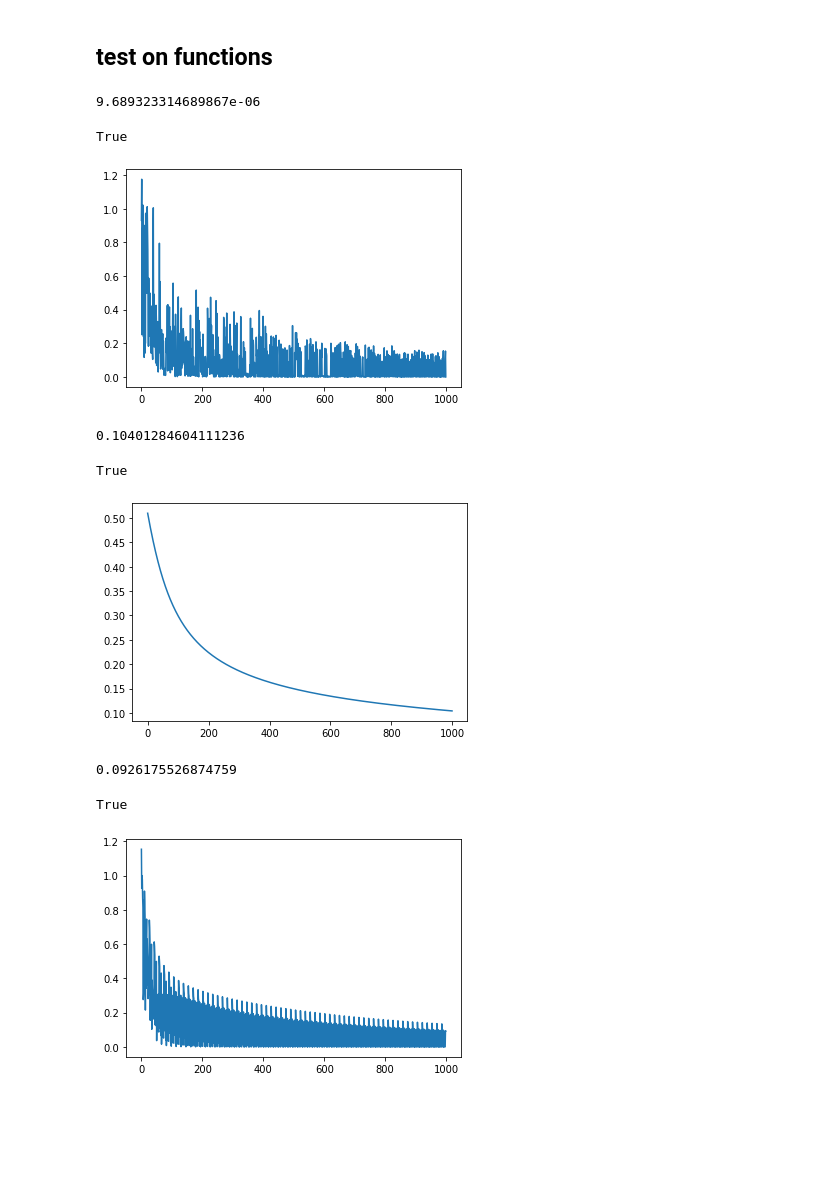
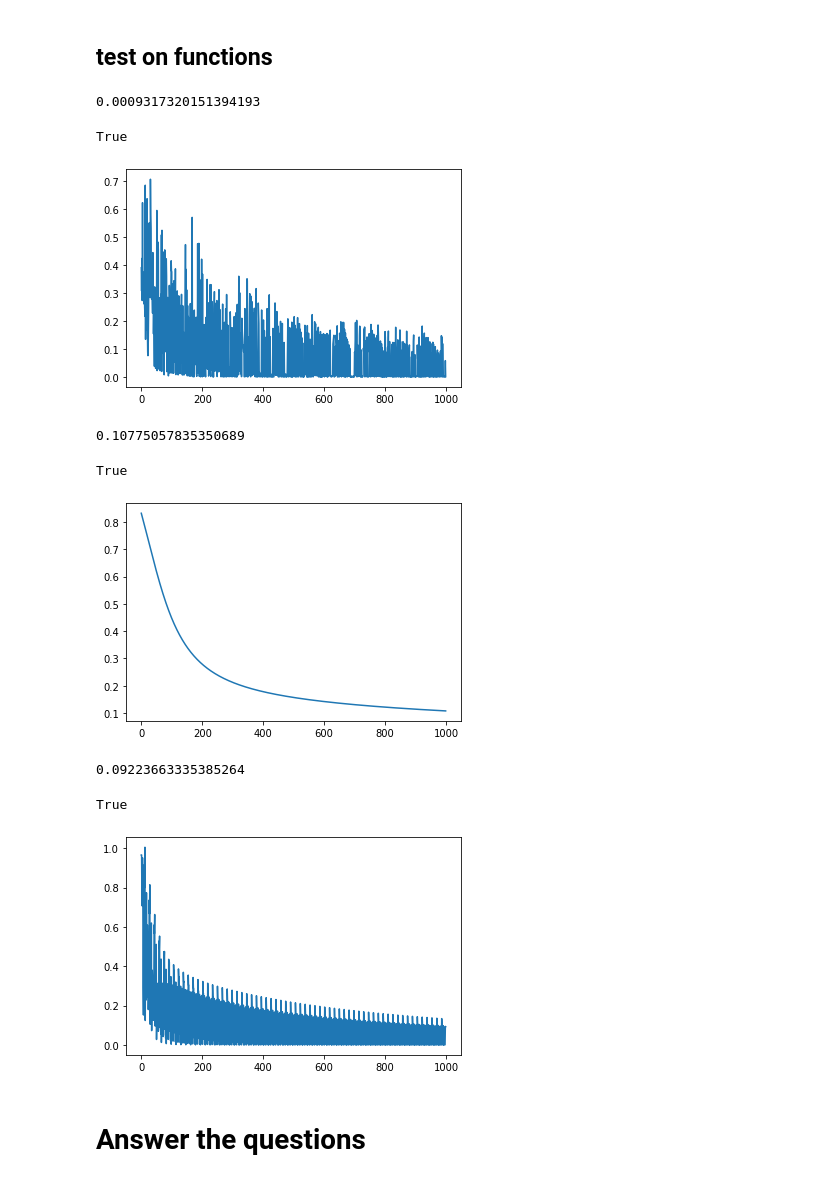
Before and after one commit to samsja/neural_net_educational_framewrok, a Jupyter notebook: linear_separability.ipynb, the cells around one changed output. Drawn from its saved outputs; the diff is of its cells as text; code cells hidden in the pictures; blank space fills up the shorter version.

```diff
--- a/linear_separability.ipynb
+++ b/linear_separability.ipynb
@@ -152,20 +153,22 @@ lr = 0.02
 # %%
 output = np.array( [1, 1, 1, 1, 1, 1, -1, -1, 1, 1, 1, 1, 1, -1, 1, -1] )
 # %%
-check_for_linear_separability(inputs,test_output,nb_epoch,lr=lr*inputs.shape[0],method="sto")
+check_for_linear_separability(inputs,output,nb_epoch,lr=lr*inputs.shape[0],method="sto")
 # %% [output]
-9.689323314689867e-06
+0.0009317320151394193
 True
-[figure, old version]
+[figure, new version]
 # %%
-check_for_linear_separability(inputs,test_output,nb_epoch,lr,method="grad")
+check_for_linear_separability(inputs,output,nb_epoch,lr,method="grad")
 # %% [output]
-0.10401284604111236
+0.10775057835350689
 True
-[figure, old version]
+[figure, new version]
 # %%
-check_for_linear_separability(inputs,test_output,nb_epoch,lr=lr*inputs.shape[0],method="sequential")
+check_for_linear_separability(inputs,output,nb_epoch,lr=lr*inputs.shape[0],method="sequential")
 # %% [output]
-0.0926175526874759
+0.09223663335385264
 True
-[figure, old version]
+[figure, new version]
+# %% [markdown]
+# Answer the questions
```
Also changed, not shown: parts of 5 cells of this notebook.
